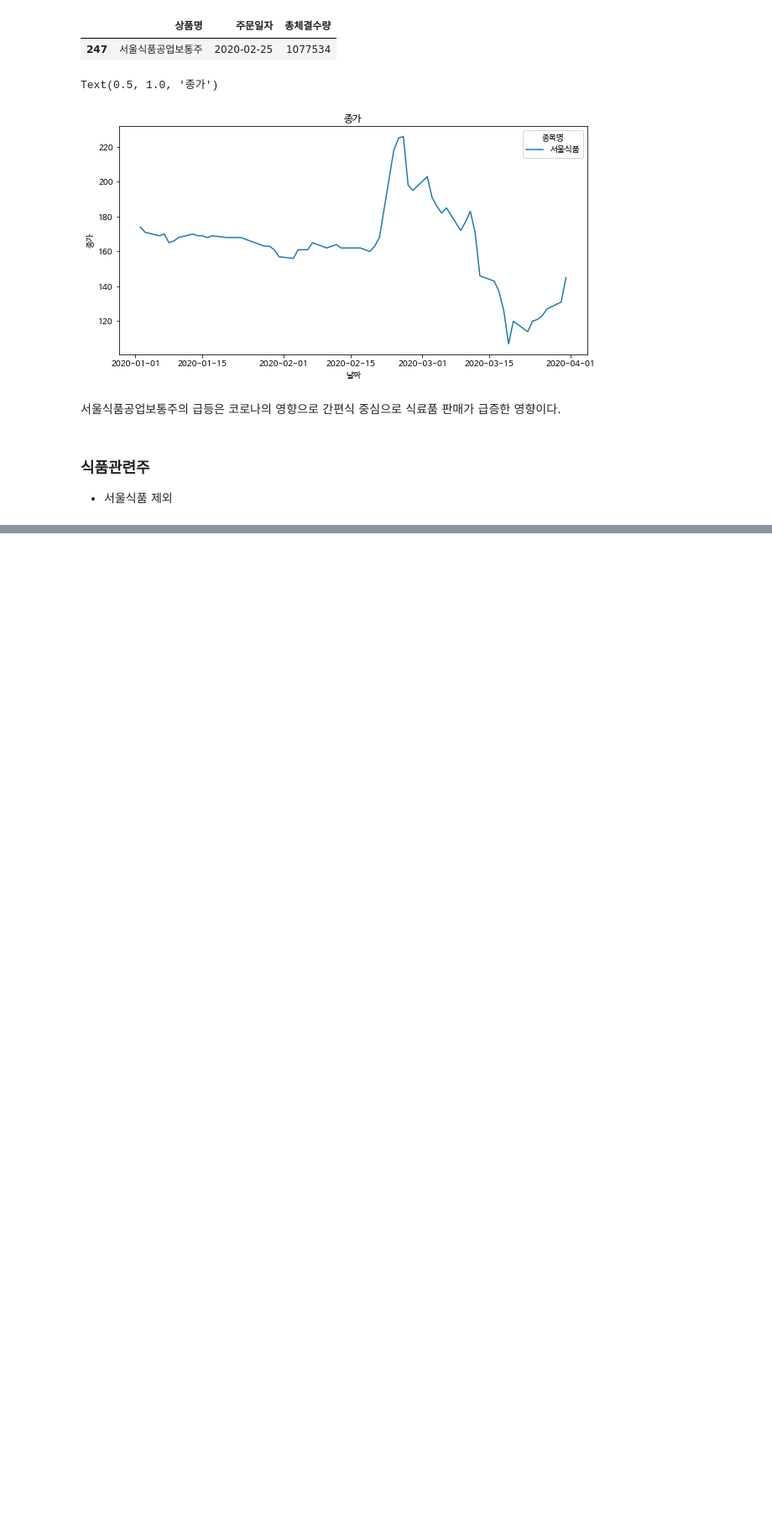
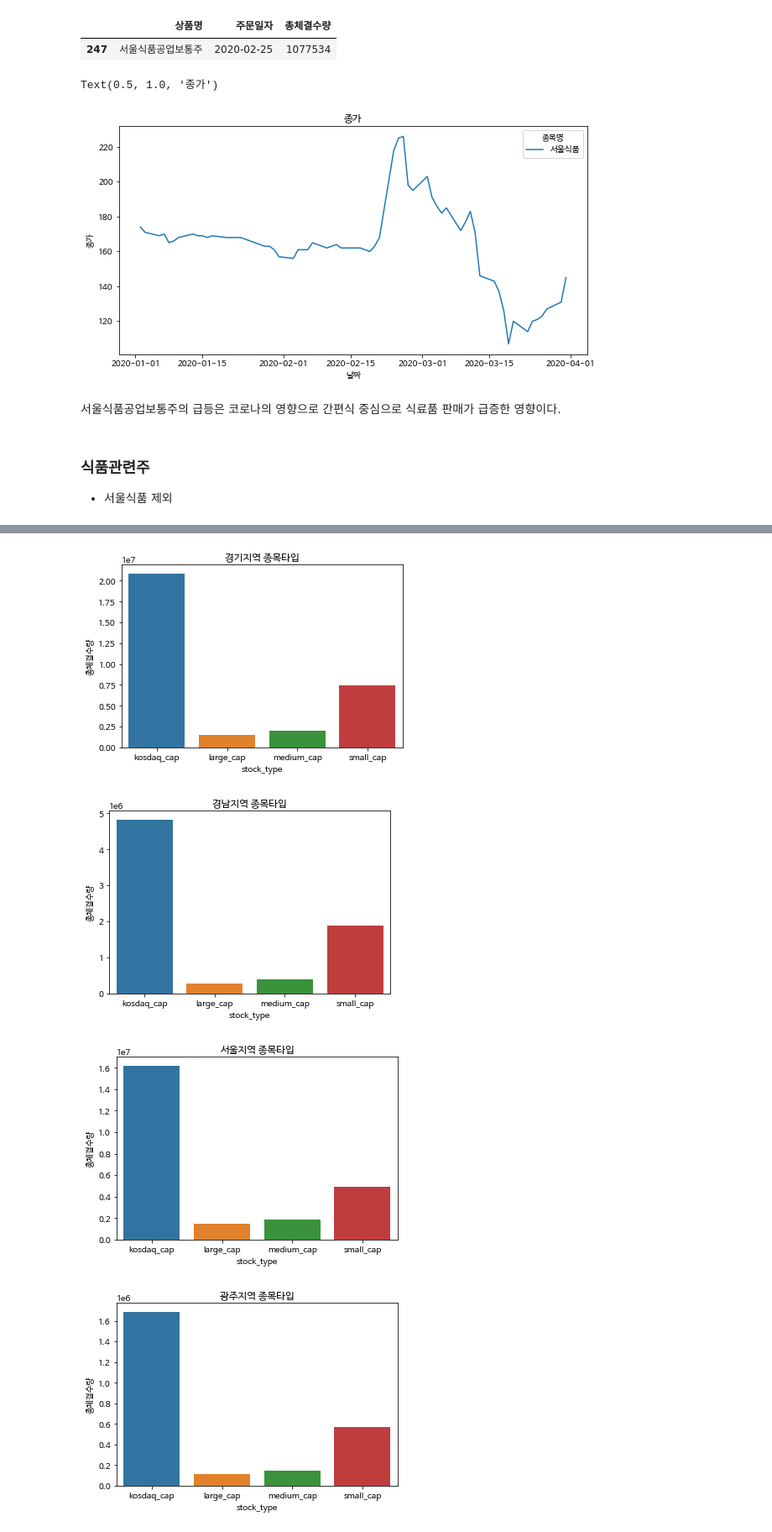
Before and after one commit to christine127/Portfolio_Recommendation_Project, a Jupyter notebook: 프로젝트_EDA.ipynb, the cells around one changed output, grey strips where cells are left out. Shown at 84% size. Saved outputs shown, nothing was run; the diff lists cells and outputs as text; code cells hidden in the pictures; blank space fills up the shorter version.

```diff
--- a/프로젝트_EDA.ipynb
+++ b/프로젝트_EDA.ipynb
@@ -349,0 +431,12 @@ Text(0.5, 1.0, '종가')
+# %%
+## 지역별 종목타입
+for age in file['주소(시도)'].unique():
+  stock_type_age =pd.DataFrame( file.loc[file['주소(시도)']==age].groupby('stock_type')['총체결수량'].sum())
+  plt.figure()
+  ax = sns.barplot(data=stock_type_age, x= stock_type_age.index,y = '총체결수량')
+  plt.title(str(age) +'지역 종목타입')
+# %% [output]
+[figure, added]
+[figure, added]
+[figure, added]
+[figure, added]
```
Also changed, not shown: parts of 29 cells of this notebook.
